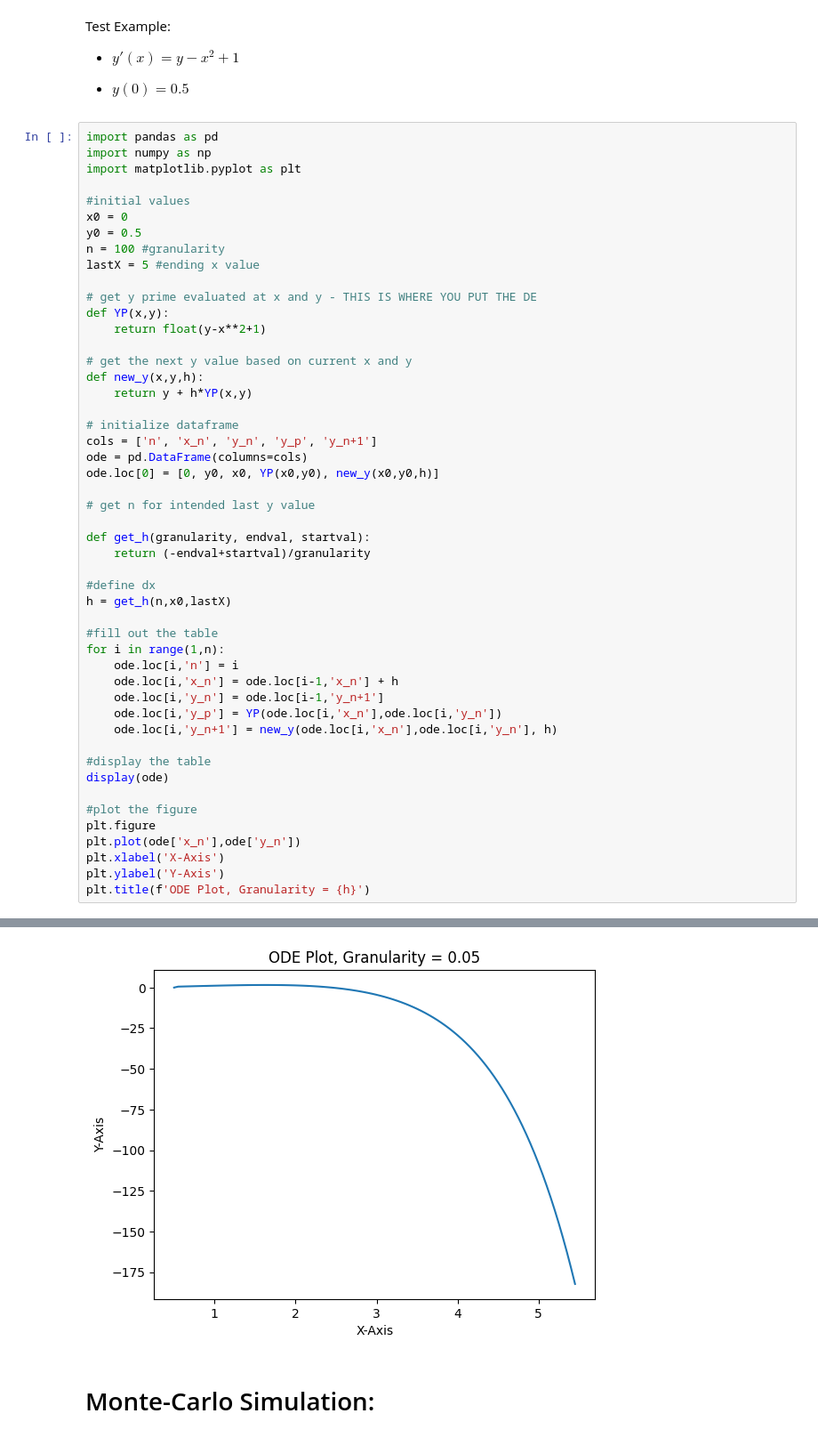
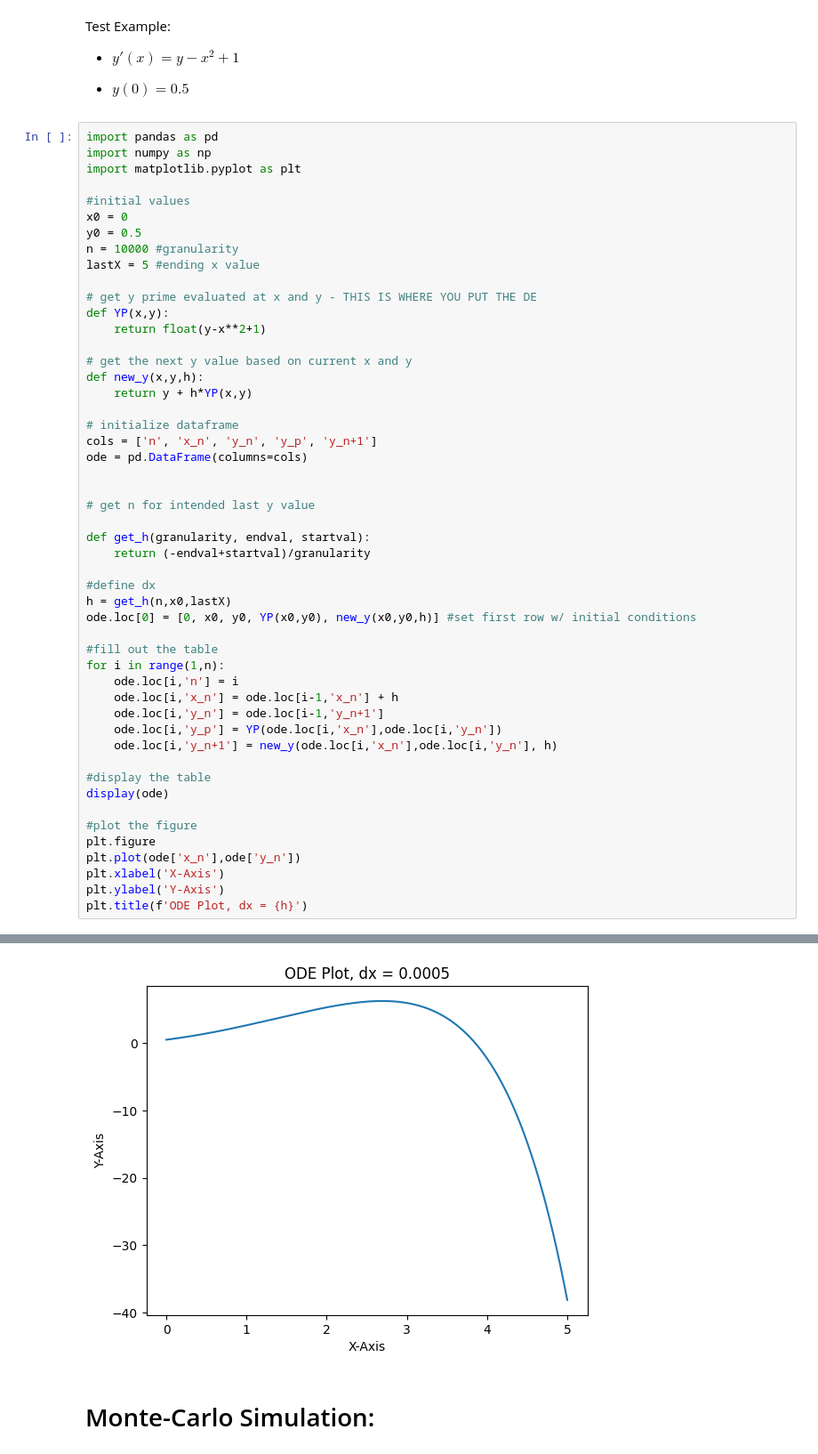
Before and after one commit to Tartertx/MIMF-Fall-2025, a Jupyter notebook: w3_programming_hw_SOLNS.ipynb, the cells around one changed output, grey strips where cells are left out. Shown: that part at 89% size. Saved outputs shown, nothing was run; the diff lists cells and outputs as text.

```diff
--- a/w3_programming_hw_SOLNS.ipynb
+++ b/w3_programming_hw_SOLNS.ipynb
@@ -18,7 +18,7 @@ import matplotlib.pyplot as plt
 #initial values
 x0 = 0
 y0 = 0.5
-n = 100 #granularity
+n = 10000 #granularity
 lastX = 5 #ending x value
 
 # get y prime evaluated at x and y - THIS IS WHERE YOU PUT THE DE
@@ -32,7 +32,7 @@ def new_y(x,y,h):
 # initialize dataframe
 cols = ['n', 'x_n', 'y_n', 'y_p', 'y_n+1']
 ode = pd.DataFrame(columns=cols)
-ode.loc[0] = [0, y0, x0, YP(x0,y0), new_y(x0,y0,h)]
+
 
 # get n for intended last y value
 
@@ -41,6 +41,7 @@ def get_h(granularity, endval, startval):
 
 #define dx
 h = get_h(n,x0,lastX)
+ode.loc[0] = [0, x0, y0, YP(x0,y0), new_y(x0,y0,h)] #set first row w/ initial conditions
 
 #fill out the table
 for i in range(1,n):
@@ -58,6 +59,6 @@ plt.figure
 plt.plot(ode['x_n'],ode['y_n'])
 plt.xlabel('X-Axis')
 plt.ylabel('Y-Axis')
-plt.title(f'ODE Plot, Granularity = {h}')
+plt.title(f'ODE Plot, dx = {h}')
 # %% [output]
 |  | n | x_n | y_n | y_p | y_n+1 |
@@ -77,4 +78,4 @@ Text(0.5, 1.0, 'ODE Plot, Granularity = 0.05')
-[figure, old version]
+[figure, new version]
 # %% [markdown]
 # Monte-Carlo Simulation:
 # %% [markdown]
```
Also changed, not shown: parts of 2 cells of this notebook.
